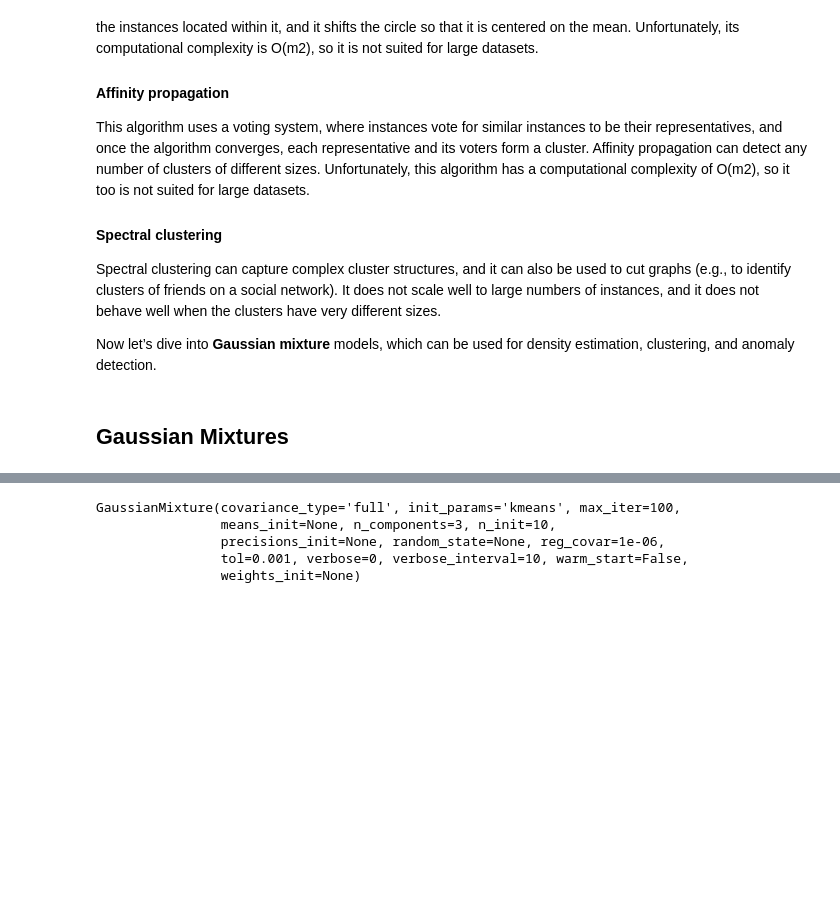
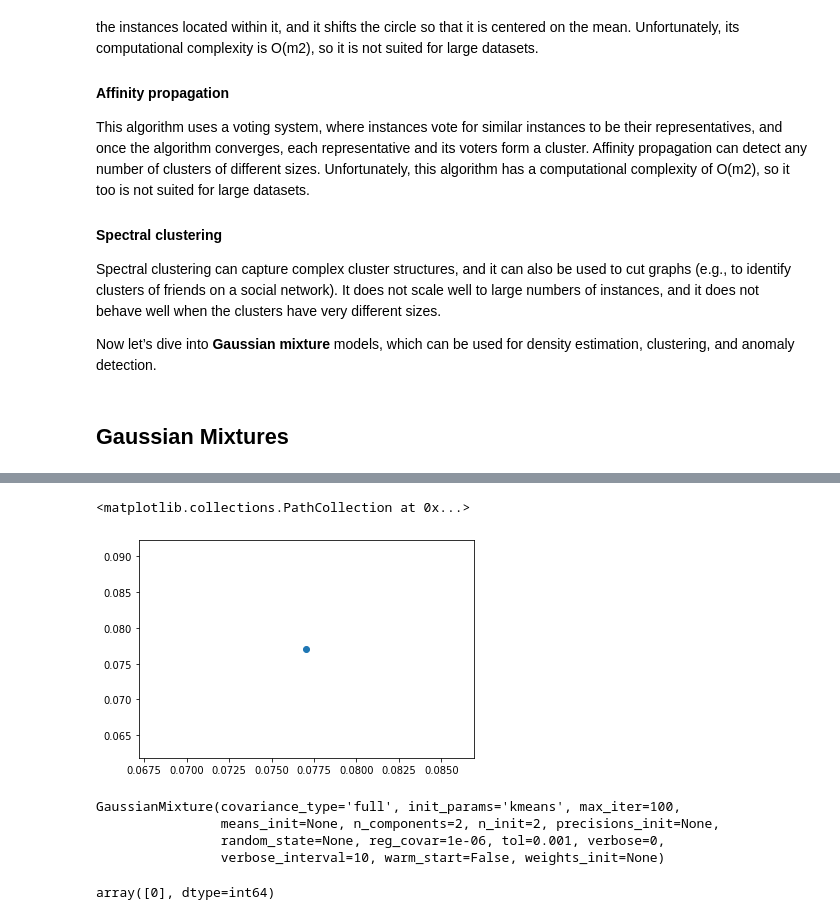
Before and after one commit to Bedirhangndnr/Hands_On_machine_Learning_CodesWithNotes, a Jupyter notebook: chapter9_Unsupervised_learning.ipynb, the cells around one changed output, grey strips where cells are left out. Drawn from its saved outputs; the diff is of its cells as text; code cells hidden in the pictures; blank space fills up the shorter version.

```diff
--- a/chapter9_Unsupervised_learning.ipynb
+++ b/chapter9_Unsupervised_learning.ipynb
@@ -480,16 +520,21 @@ How its works?
+# %%
+plt.scatter(X[0][0],X[0][0])
+# %% [output]
+<matplotlib.collections.PathCollection at 0x...>
+[figure, added]
 # %%
-from sklearn.datasets import make_moons
-X, y = make_moons(n_samples=1000, noise=0.05)
-
 from sklearn.mixture import GaussianMixture
-gm = GaussianMixture(n_components=3, n_init=10)
+gm = GaussianMixture(n_components=2, n_init=2)
 gm.fit(X)
 # %% [output]
 GaussianMixture(covariance_type='full', init_params='kmeans', max_iter=100,
-                means_init=None, n_components=3, n_init=10,
-                precisions_init=None, random_state=None, reg_covar=1e-06,
-                tol=0.001, verbose=0, verbose_interval=10, warm_start=False,
-                weights_init=None)
+                means_init=None, n_components=2, n_init=2, precisions_init=None,
+                random_state=None, reg_covar=1e-06, tol=0.001, verbose=0,
+                verbose_interval=10, warm_start=False, weights_init=None)
+# %%
+gm.predict([[0,1]])
+# %% [output]
+array([0], dtype=int64)
 # %%
 gm.weights_
 # %% [output]
```
Also changed, not shown: parts of 35 cells of this notebook.
